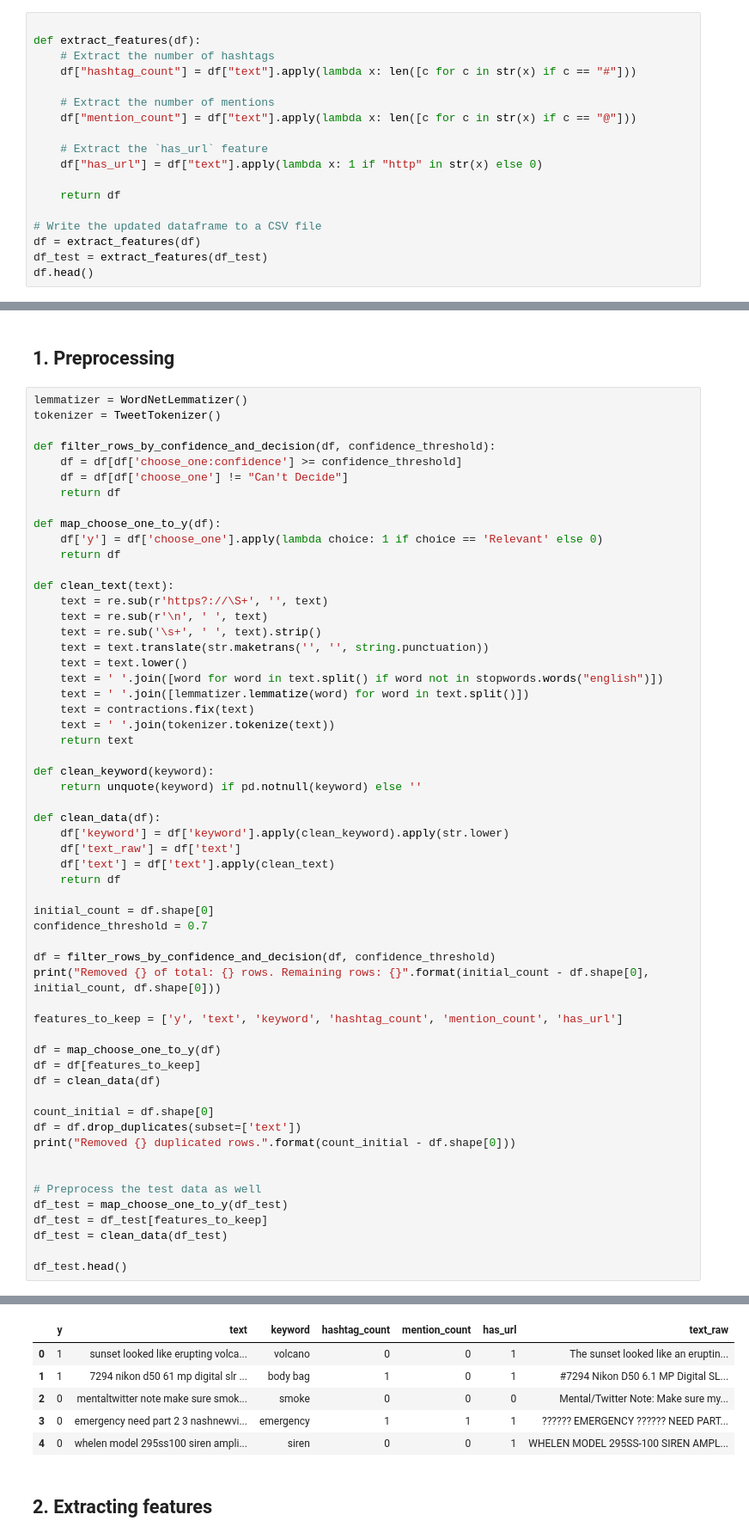
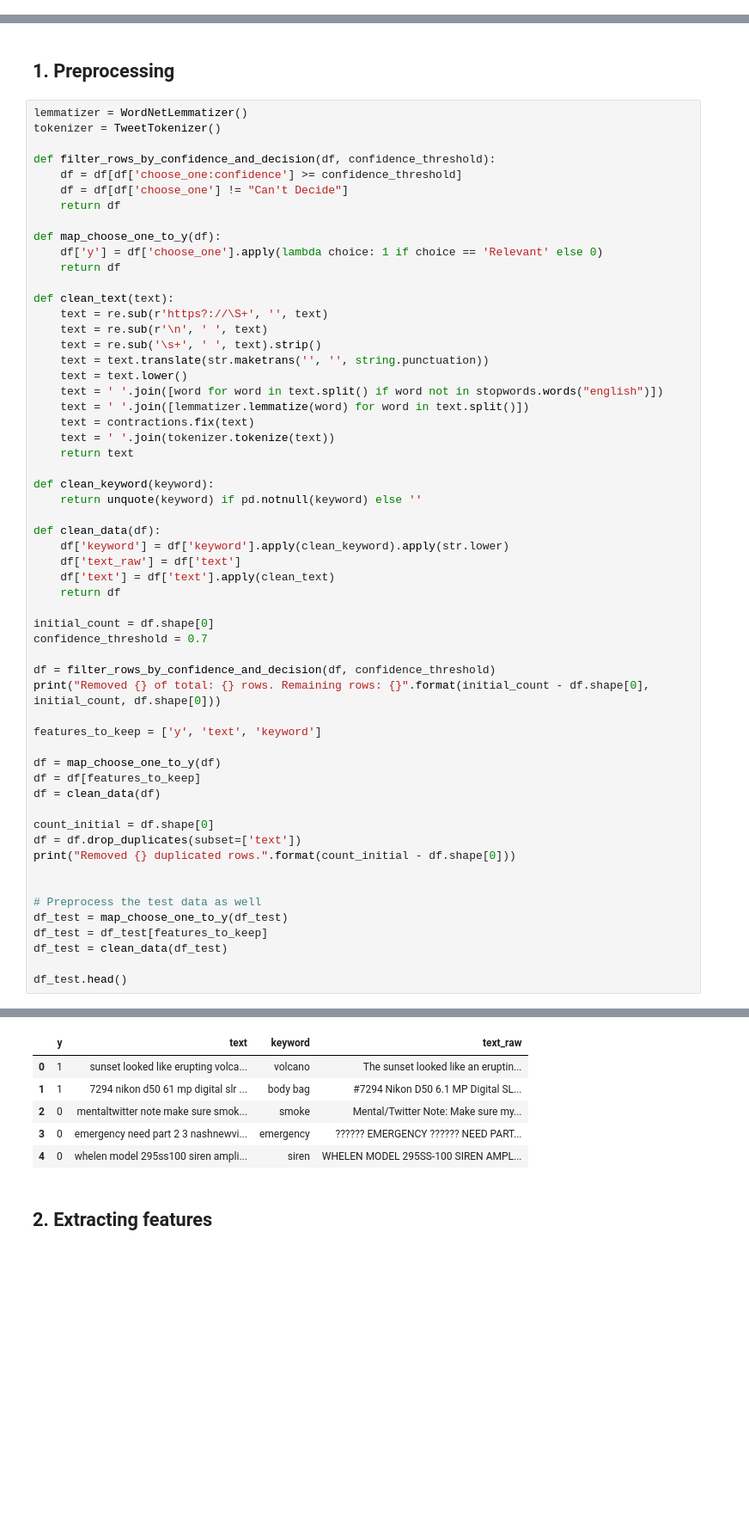
Before and after one commit to magnusrodseth/disaster-tweets, a Jupyter notebook: notebook-new.ipynb, the cells around one changed output, grey strips where cells are left out. Shown at 86% size. Drawn from its saved outputs; the diff is of its cells as text; blank space fills up the shorter version.

```diff
--- a/notebook-new.ipynb
+++ b/notebook-new.ipynb
@@ -118,18 +109,0 @@ Some extracted features of interest must be done before preprocessing any data.
-# %%
-
-def extract_features(df):
-    # Extract the number of hashtags
-    df["hashtag_count"] = df["text"].apply(lambda x: len([c for c in str(x) if c == "#"]))
-
-    # Extract the number of mentions
-    df["mention_count"] = df["text"].apply(lambda x: len([c for c in str(x) if c == "@"]))
-
-    # Extract the `has_url` feature
-    df["has_url"] = df["text"].apply(lambda x: 1 if "http" in str(x) else 0)
-
-    return df
-
-# Write the updated dataframe to a CSV file
-df = extract_features(df)
-df_test = extract_features(df_test)
-df.head()
@@ -236,40 +203,40 @@ def clean_data(df):
     df['keyword'] = df['keyword'].apply(clean_keyword).apply(str.lower)
     df['text_raw'] = df['text']
     df['text'] = df['text'].apply(clean_text)
     return df
 
 initial_count = df.shape[0]
 confidence_threshold = 0.7
 
 df = filter_rows_by_confidence_and_decision(df, confidence_threshold)
 print("Removed {} of total: {} rows. Remaining rows: {}".format(initial_count - df.shape[0], initial_count, df.shape[0]))
 
-features_to_keep = ['y', 'text', 'keyword', 'hashtag_count', 'mention_count', 'has_url']
+features_to_keep = ['y', 'text', 'keyword']
 
 df = map_choose_one_to_y(df)
 df = df[features_to_keep]
 df = clean_data(df)
 
 count_initial = df.shape[0]
 df = df.drop_duplicates(subset=['text'])
 print("Removed {} duplicated rows.".format(count_initial - df.shape[0]))
 
 
 # Preprocess the test data as well
 df_test = map_choose_one_to_y(df_test)
 df_test = df_test[features_to_keep]
 df_test = clean_data(df_test)
 
 df_test.head()
 # %% [output]
 Removed 2167 of total: 8700 rows. Remaining rows: 6533
 Removed 638 duplicated rows.
-|  | y | text | keyword | hashtag_count | mention_count | has_url | text_raw |
-| 0 | 1 | sunset looked like erupting volca... | volcano | 0 | 0 | 1 | The sunset looked like an eruptin... |
-| 1 | 1 | 7294 nikon d50 61 mp digital slr ... | body bag | 1 | 0 | 1 | #7294 Nikon D50 6.1 MP Digital SL... |
-| 2 | 0 | mentaltwitter note make sure smok... | smoke | 0 | 0 | 0 | Mental/Twitter Note: Make sure my... |
-| 3 | 0 | emergency need part 2 3 nashnewvi... | emergency | 1 | 1 | 1 | ?????? EMERGENCY ?????? NEED PART... |
-| 4 | 0 | whelen model 295ss100 siren ampli... | siren | 0 | 0 | 1 | WHELEN MODEL 295SS-100 SIREN AMPL... |
+|  | y | text | keyword | text_raw |
+| 0 | 1 | sunset looked like erupting volca... | volcano | The sunset looked like an eruptin... |
+| 1 | 1 | 7294 nikon d50 61 mp digital slr ... | body bag | #7294 Nikon D50 6.1 MP Digital SL... |
+| 2 | 0 | mentaltwitter note make sure smok... | smoke | Mental/Twitter Note: Make sure my... |
+| 3 | 0 | emergency need part 2 3 nashnewvi... | emergency | ?????? EMERGENCY ?????? NEED PART... |
+| 4 | 0 | whelen model 295ss100 siren ampli... | siren | WHELEN MODEL 295SS-100 SIREN AMPL... |
 # %% [markdown]
 ## 2. Extracting features
 # %% [markdown]
```
Also changed, not shown: parts of 6 cells of this notebook, 7 other files.
